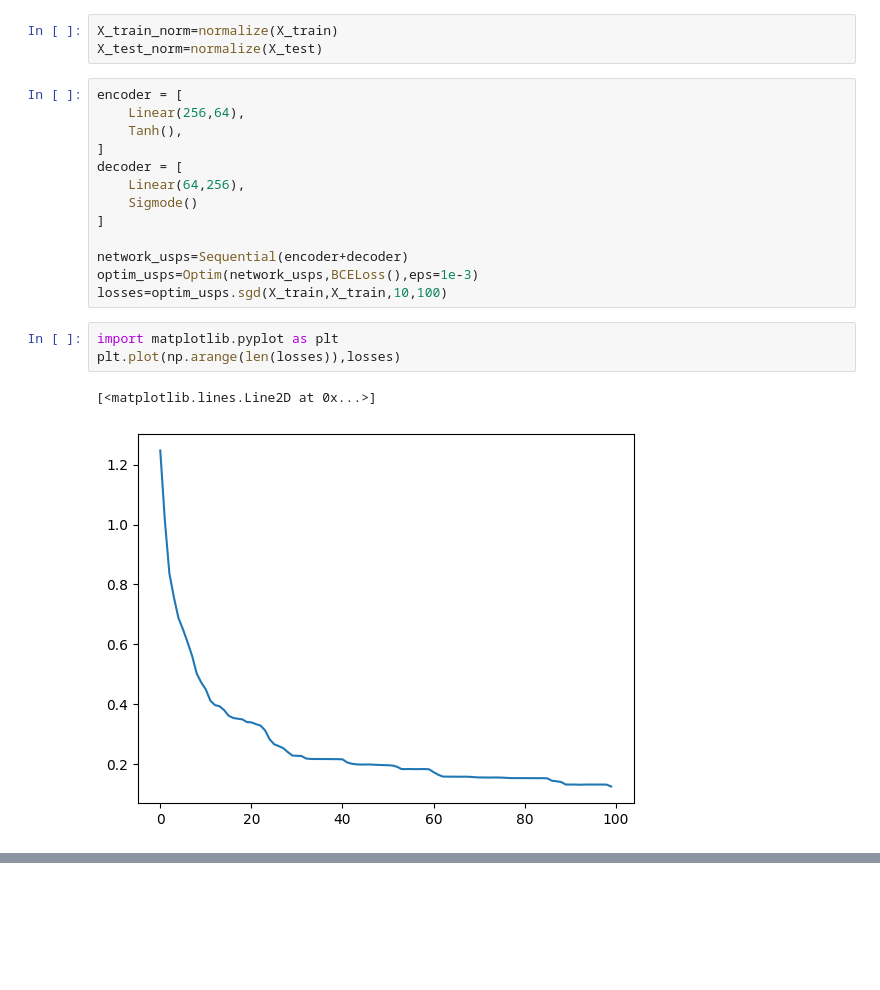
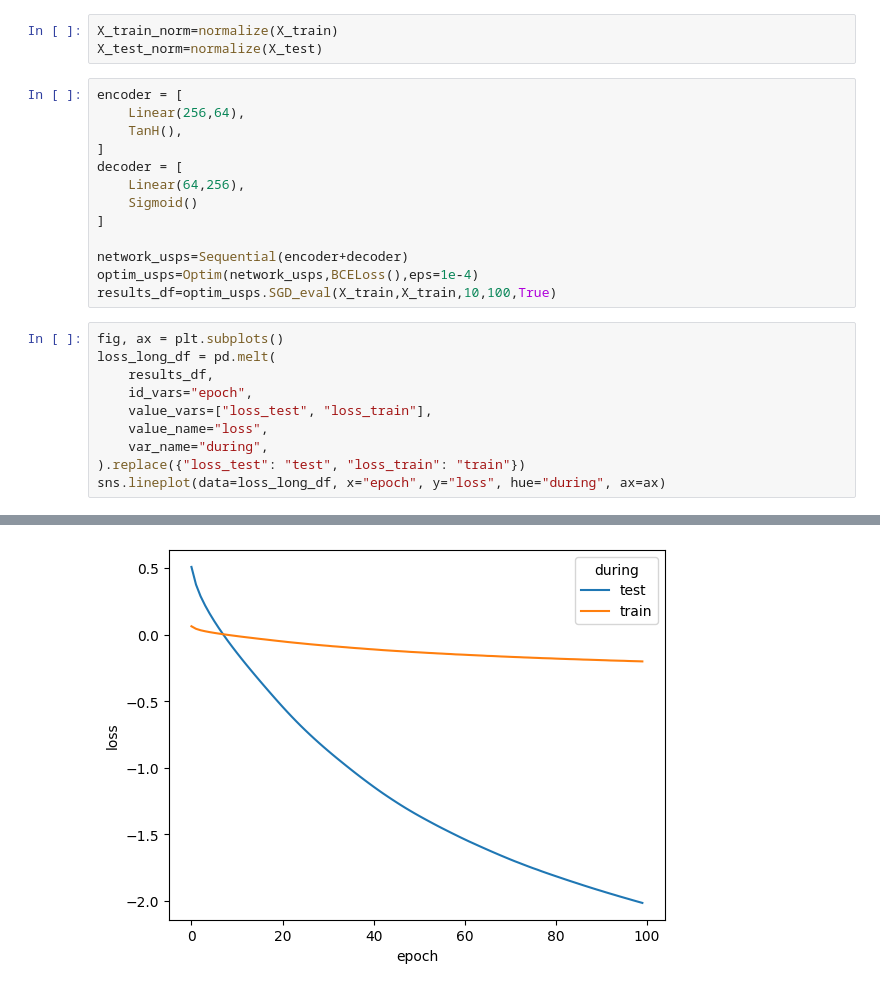
Before and after one commit to baris221/ML-2023-24-Baris-Erto, a Jupyter notebook: projet/ex4.ipynb, the cells around one changed output, grey strips where cells are left out. Drawn from its saved outputs; the diff is of its cells as text; blank space fills up the shorter version.

```diff
--- a/projet/ex4.ipynb
+++ b/projet/ex4.ipynb
@@ -34,19 +37,24 @@ X_test_norm=normalize(X_test)
 # %%
 encoder = [
     Linear(256,64),
-    Tanh(),
+    TanH(),
 ]
 decoder = [
     Linear(64,256),
-    Sigmode()
+    Sigmoid()
 ]
 
 network_usps=Sequential(encoder+decoder)
-optim_usps=Optim(network_usps,BCELoss(),eps=1e-3)
-losses=optim_usps.sgd(X_train,X_train,10,100)
+optim_usps=Optim(network_usps,BCELoss(),eps=1e-4)
+results_df=optim_usps.SGD_eval(X_train,X_train,10,100,True)
-# %%
-import matplotlib.pyplot as plt
-plt.plot(np.arange(len(losses)),losses)
-# %% [output]
-[<matplotlib.lines.Line2D at 0x...>]
-[figure, removed]
+# %%
+fig, ax = plt.subplots()
+loss_long_df = pd.melt(
+    results_df,
+    id_vars="epoch",
+    value_vars=["loss_test", "loss_train"],
+    value_name="loss",
+    var_name="during",
+).replace({"loss_test": "test", "loss_train": "train"})
+sns.lineplot(data=loss_long_df, x="epoch", y="loss", hue="during", ax=ax)
+# %% [output]
@@ -52,0 +62 @@ plt.plot(np.arange(len(losses)),losses)
+[figure, added]
```
Also changed, not shown: parts of 3 cells of this notebook, 7 other files.
